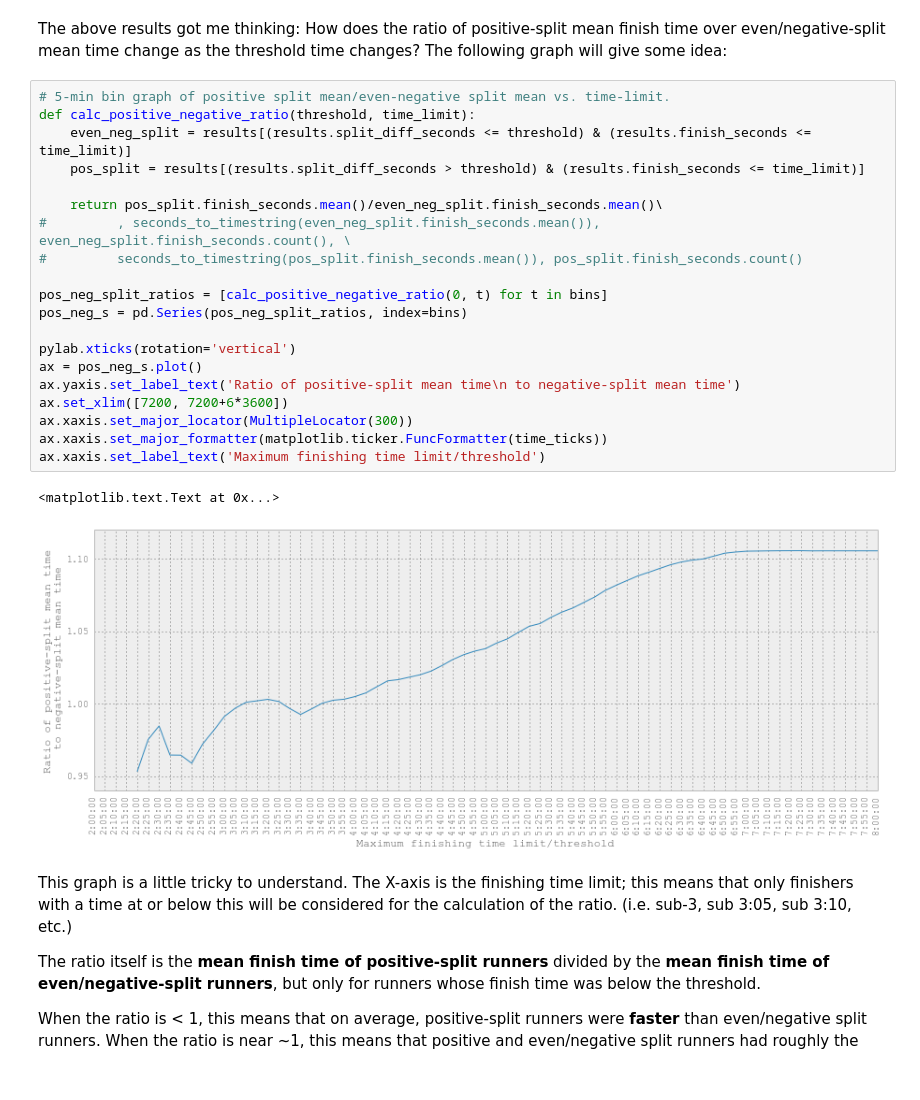
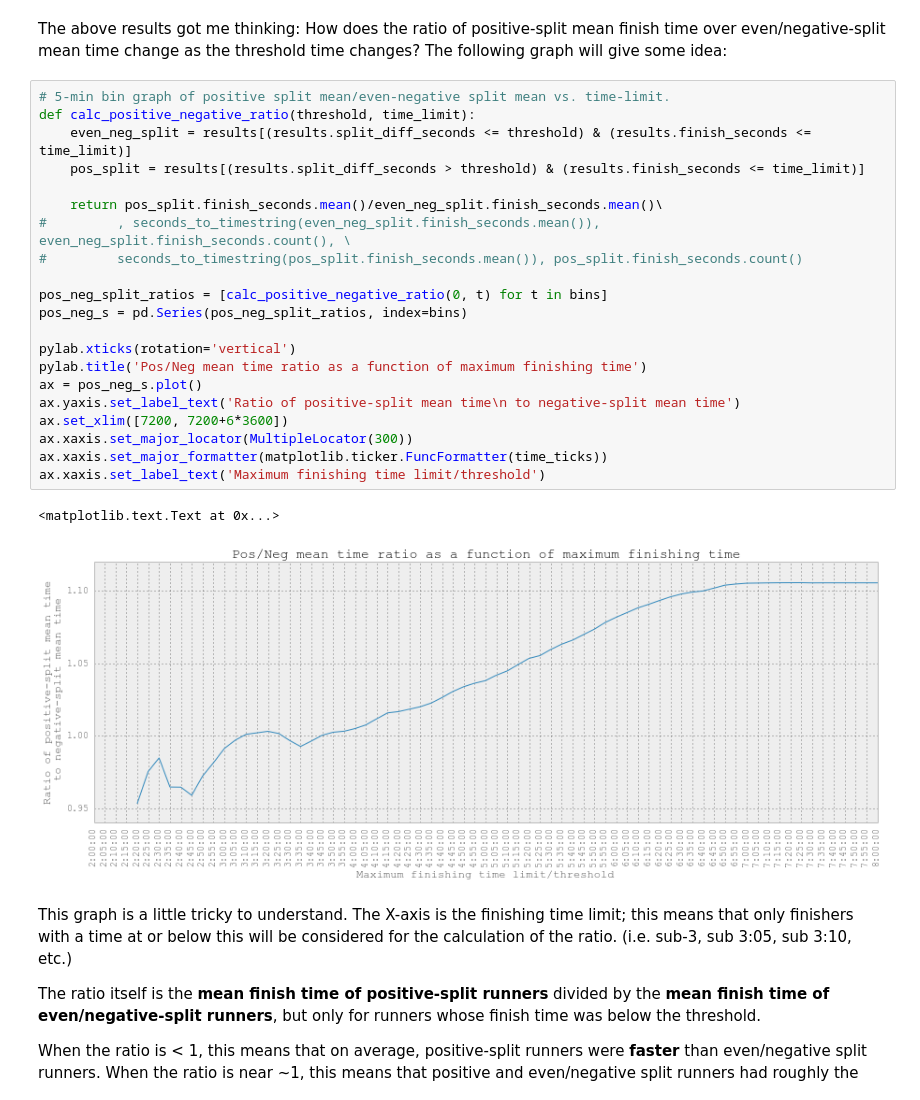
Before and after one commit to pchng/cm2013, a Jupyter notebook: 2013 Chicago Marathon Analysis.ipynb, the cells around one changed output. Cells and saved outputs as stored; diff of their text form.

```diff
--- a/2013 Chicago Marathon Analysis.ipynb
+++ b/2013 Chicago Marathon Analysis.ipynb
@@ -650,26 +653,27 @@ The above results got me thinking: How does the ratio of positive-split mean fin
 # %%
 # 5-min bin graph of positive split mean/even-negative split mean vs. time-limit.
 def calc_positive_negative_ratio(threshold, time_limit):
     even_neg_split = results[(results.split_diff_seconds <= threshold) & (results.finish_seconds <= time_limit)]
     pos_split = results[(results.split_diff_seconds > threshold) & (results.finish_seconds <= time_limit)]
 
     return pos_split.finish_seconds.mean()/even_neg_split.finish_seconds.mean()\
 #         , seconds_to_timestring(even_neg_split.finish_seconds.mean()), even_neg_split.finish_seconds.count(), \
 #         seconds_to_timestring(pos_split.finish_seconds.mean()), pos_split.finish_seconds.count()
 
 pos_neg_split_ratios = [calc_positive_negative_ratio(0, t) for t in bins]
 pos_neg_s = pd.Series(pos_neg_split_ratios, index=bins)
 
 pylab.xticks(rotation='vertical')
+pylab.title('Pos/Neg mean time ratio as a function of maximum finishing time')
 ax = pos_neg_s.plot()
 ax.yaxis.set_label_text('Ratio of positive-split mean time\n to negative-split mean time')
 ax.set_xlim([7200, 7200+6*3600])
 ax.xaxis.set_major_locator(MultipleLocator(300))
 ax.xaxis.set_major_formatter(matplotlib.ticker.FuncFormatter(time_ticks))
 ax.xaxis.set_label_text('Maximum finishing time limit/threshold')
 # %% [output]
 <matplotlib.text.Text at 0x...>
-[figure, old version]
+[figure, new version]
 # %% [markdown]
 This graph is a little tricky to understand.  The X-axis is the finishing time limit; this means that only finishers with a time at or below this will be considered for the calculation of the ratio. (i.e. sub-3, sub 3:05, sub 3:10, etc.)
 
```
Also changed, not shown: parts of 5 cells of this notebook.
